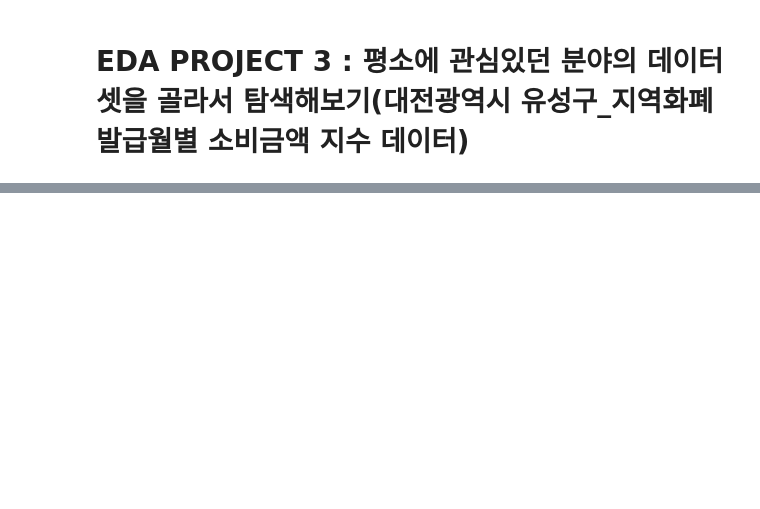
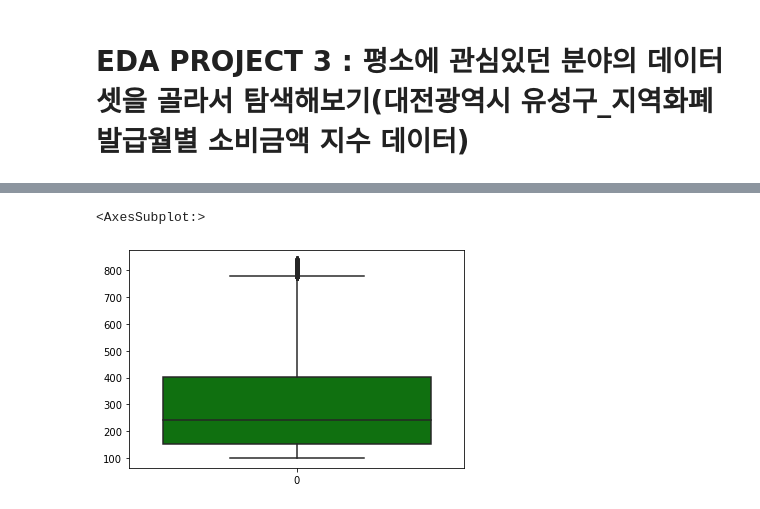
Before and after one commit to 05KBS23/CNU_Daily_study, a Jupyter notebook: python-basic/programmers/week5/EDA_Project3(대전광역시 유성구_지역화폐 발급월별 소비금액 지수 데이터).ipynb, the cells around one changed output, grey strips where cells are left out. Saved outputs shown, nothing was run; the diff lists cells and outputs as text; code cells hidden in the pictures; blank space fills up the shorter version.

```diff
--- a/python-basic/programmers/week5/EDA_Project3(대전광역시 유성구_지역화폐 발급월별 소비금액 지수 데이터).ipynb
+++ b/python-basic/programmers/week5/EDA_Project3(대전광역시 유성구_지역화폐 발급월별 소비금액 지수 데이터).ipynb
@@ -44,0 +137,4 @@ df.head()
+# %%
+outlier = np.concatenate((times_outlier_index,amount_outlier_index), axis = None)
+print(len(outlier)) #이상치 개수와 이상치 확인
+outlier
@@ -44,0 +144,10 @@ df.head()
+# %%
+not_outlier_index = [] #for문을 이용하여 이상치가 아닌 데이터들을 not_outlier에 넣기
+
+for i in df.index:
+    if i not in outlier :
+        not_outlier_index.append(i)
+# %%
+df_clean = df.loc[not_outlier_index]
+df_clean = df_clean.reset_index(drop = True)
+df_clean.describe()
@@ -44,0 +164,4 @@ df.head()
+# %%
+df_times_clean = df_clean[df_clean["지수_이용건수"] > 100]
+df_times_clean = df_times_clean.reset_index(drop = True)
+df_times_clean.describe()
@@ -44,0 +178,5 @@ df.head()
+# %%
+sns.boxplot(data = df_times_clean["지수_이용건수"], color = 'green')
+# %% [output]
+<AxesSubplot:>
+[figure, added]
```
Also changed, not shown: parts of 23 cells of this notebook.
